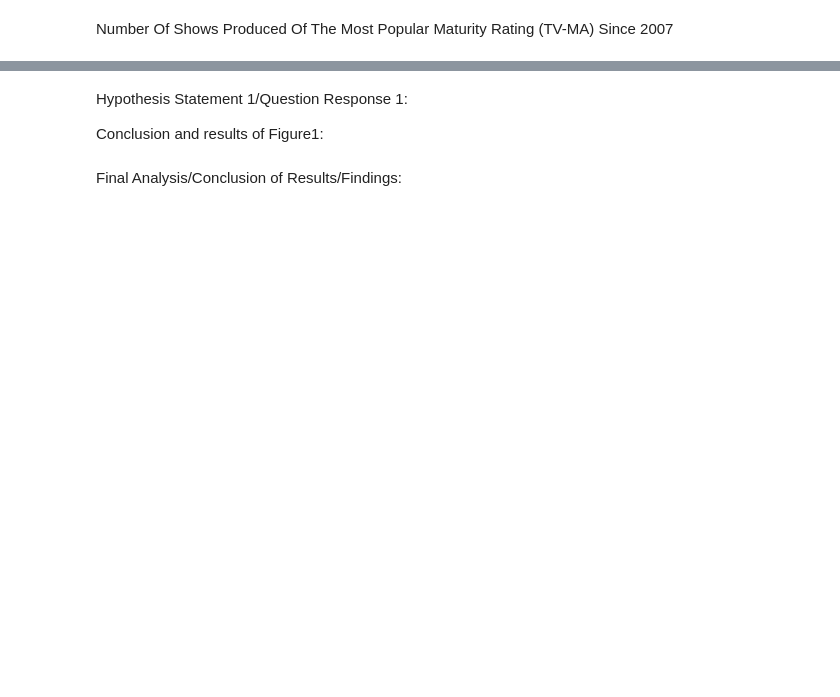
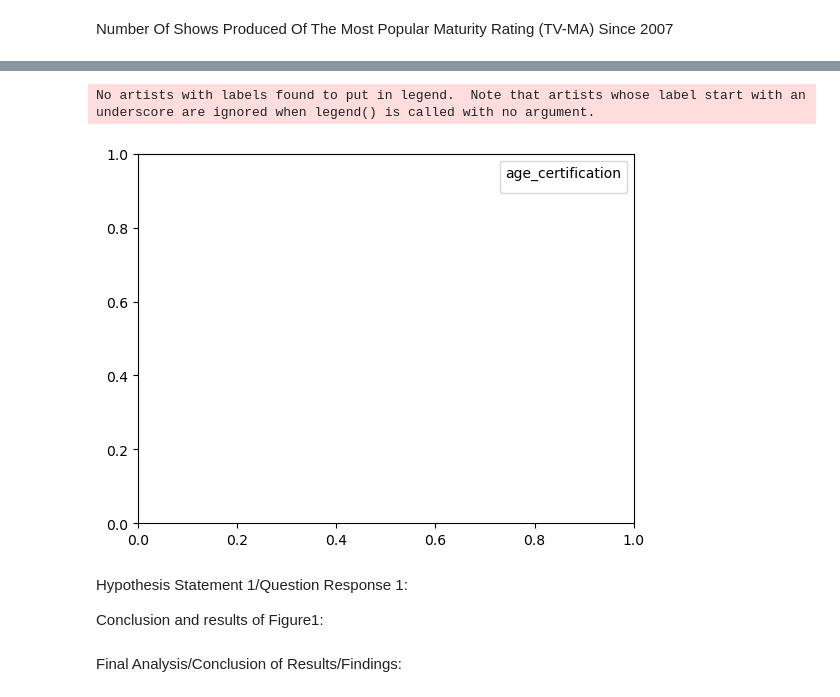
Before and after one commit to NidaB-C/NetflixEDA, a Jupyter notebook: Ammarah-Question1/notebook.ipynb, the cells around one changed output, grey strips where cells are left out. Saved outputs shown, nothing was run; the diff lists cells and outputs as text; code cells hidden in the pictures; blank space fills up the shorter version.

```diff
--- a/Ammarah-Question1/notebook.ipynb
+++ b/Ammarah-Question1/notebook.ipynb
@@ -162,3 +190,26 @@ Most Popular Maturity Rating Per Year Since 2007
+# %%
+# Filter
+maturity_years = exploded_genres[exploded_genres["age_certification"].isin(["TV-MA", "TV-14", "TV-PG", "TV-Y7", "TV-Y", "TV-G"])]
+
+# Count the number of shows produced each year for every rating
+#total_rating = maturity_years.groupby("release_year").size().reset_index(name="show_number")
+
+# Configure line plot
+#plt.figure(figsize=(10, 10))
+#sns.lineplot(x="release_year", y="show_number", data=total_rating, marker='o', color='#7EA16B')
+#plt.title("Number of TV Shows produced with an MA Rating since 2007")
+#plt.xlabel("Release Year")
+#plt.ylabel("Number of TV Shows")
+#6 different color lines for each tv rating
+
+fig, ax = plt.subplots()
+for labels, dfi in maturity_years.groupby("age_certification"):
+    total_rating = maturity_years.groupby("release_year").size().reset_index(name="show_number")
+plt.legend(title = 'age_certification')
+fig.show()
+# %% [output]
+No artists with labels found to put in legend.  Note that artists whose label start with an underscore are ignored when legend() is called with no argument.
+[figure, added]
 # %% [markdown]
 Hypothesis Statement 1/Question Response 1:
 
```
Also changed, not shown: parts of 12 cells of this notebook.
